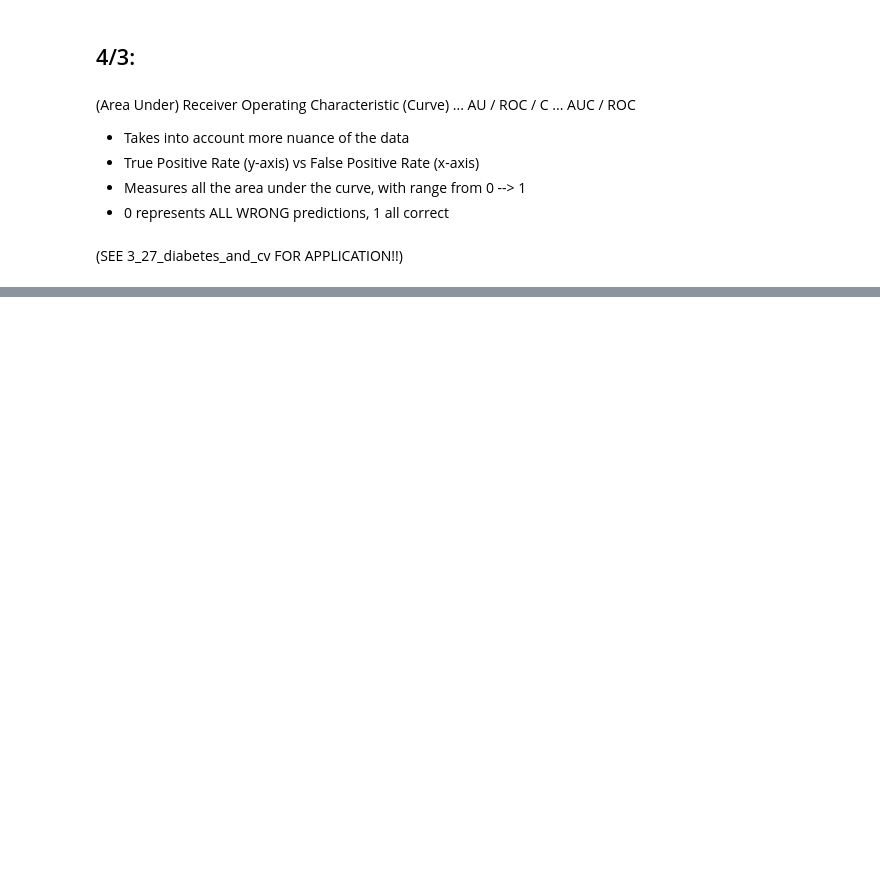
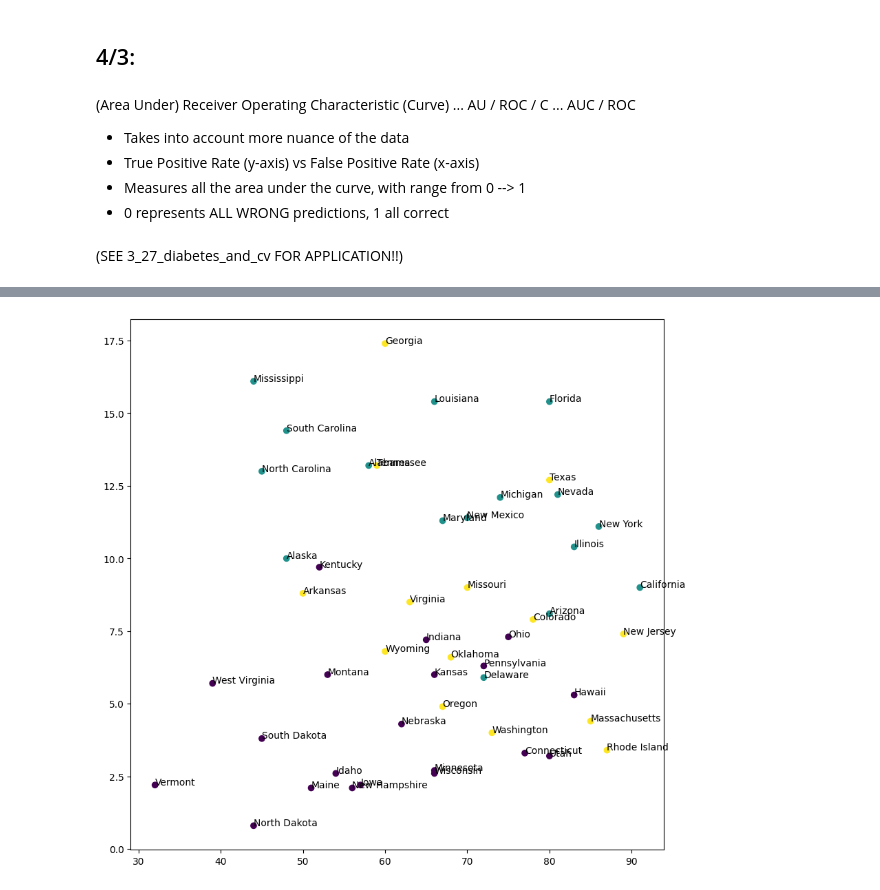
Before and after one commit to Co2Lo/Connor_CSCI_1070, a Jupyter notebook: Class_Notes.ipynb, the cells around one changed output, grey strips where cells are left out. Cells and saved outputs as stored; diff of their text form; code cells hidden in the pictures; blank space fills up the shorter version.

```diff
--- a/Class_Notes.ipynb
+++ b/Class_Notes.ipynb
@@ -921,0 +1042,7 @@ Bootstrapping = Random sample with replacement
+# %%
+plt.figure(figsize = (10, 10))
+plt.scatter(X['UrbanPop'], X['Murder'], c = cluster.labels_)
+for i, txt in enumerate(y):
+    plt.annotate(txt, (X['UrbanPop'][i], X['Murder'][i]))
+# %% [output]
+[figure, added]
```
Also changed, not shown: parts of 13 cells of this notebook, 2 other files.
